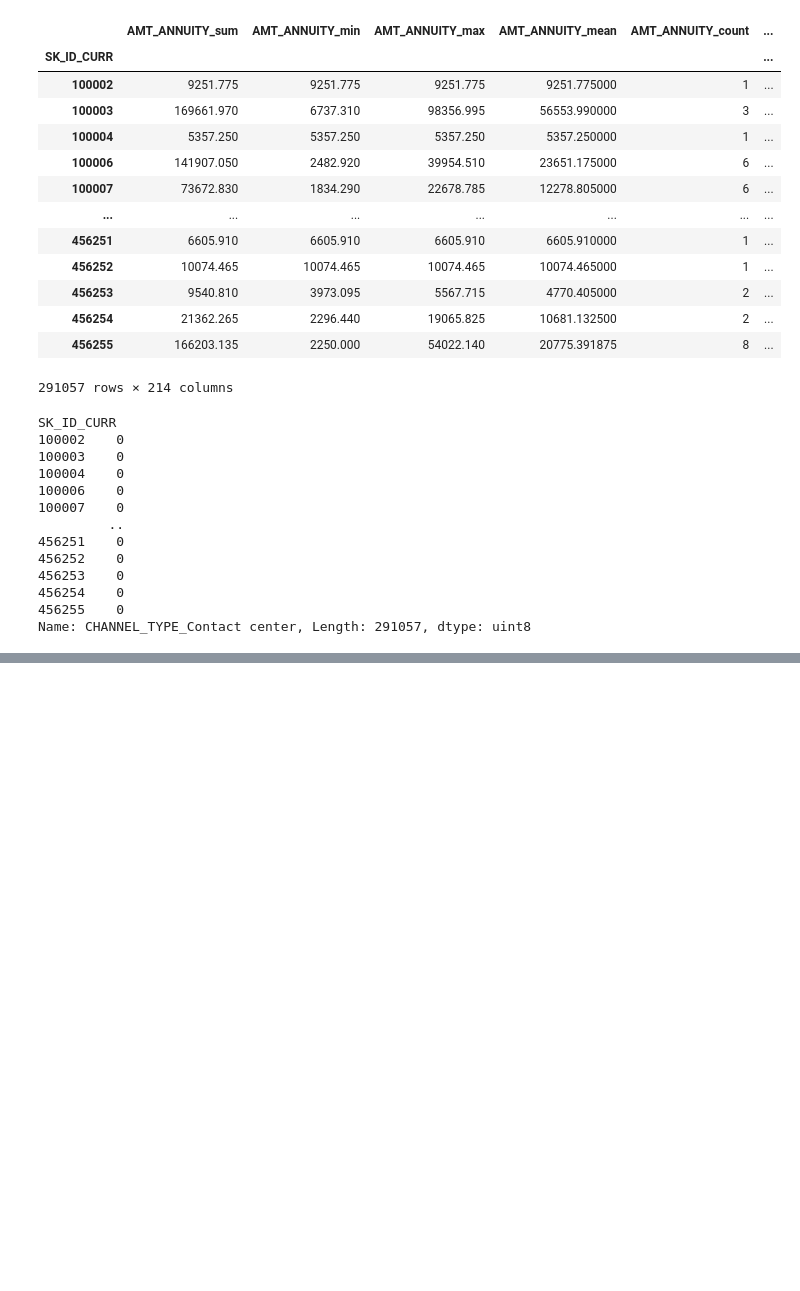
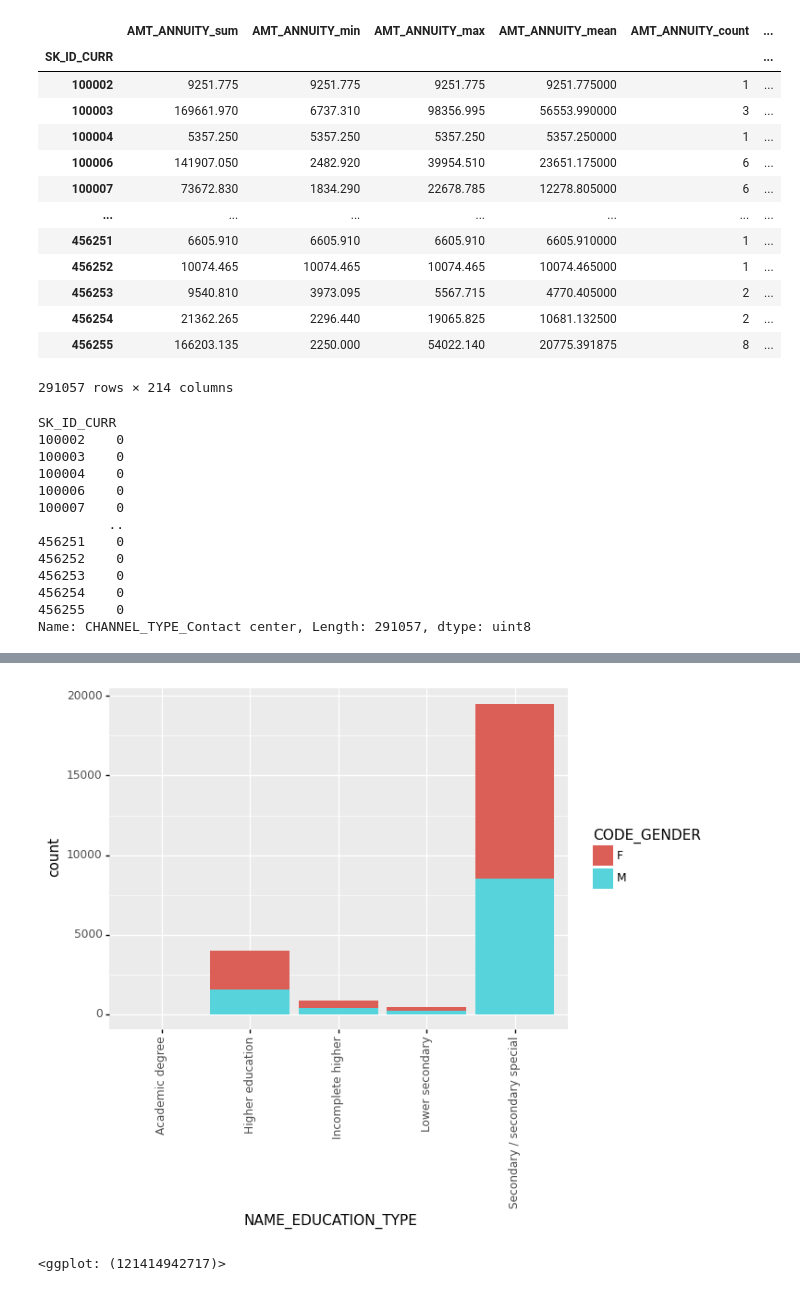
Before and after one commit to gaherna3/Case-Study-2, a Jupyter notebook: Case Study 2 - Plots.ipynb, the cells around one changed output, grey strips where cells are left out. Cells and saved outputs as stored; diff of their text form; code cells hidden in the pictures; blank space fills up the shorter version.

```diff
--- a/Case Study 2 - Plots.ipynb
+++ b/Case Study 2 - Plots.ipynb
@@ -650,0 +636,5 @@ plt.show()
+# %%
+ggplot(app_default, aes(x='NAME_EDUCATION_TYPE', fill='CODE_GENDER')) + geom_bar() + theme(axis_text_x=element_text(angle=90))
+# %% [output]
+[figure, added]
+<ggplot: (121414942717)>
```
Also changed, not shown: parts of 54 cells of this notebook.
